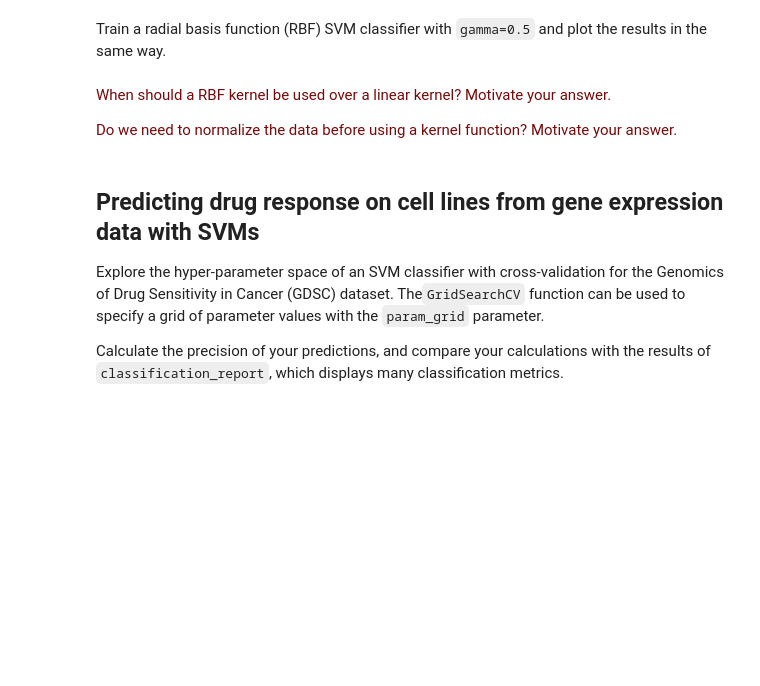
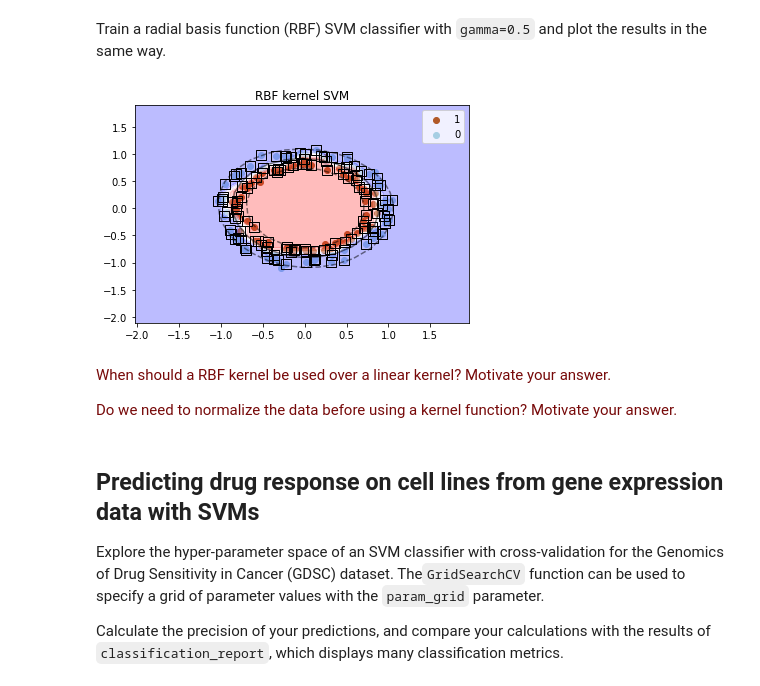
Before and after one commit to MirtheK/8dm50-machine-learning, a Jupyter notebook: practicals/week_6.ipynb, the cells around one changed output. Saved outputs shown, nothing was run; the diff lists cells and outputs as text; code cells hidden in the pictures; blank space fills up the shorter version.

```diff
--- a/practicals/week_6.ipynb
+++ b/practicals/week_6.ipynb
@@ -158,34 +160,36 @@ ax.scatter(X_train.iloc[Y_train == 0, 0], X_train.iloc[Y_train == 0, 1],
 ax.legend(loc='best')
 
 # plot the decision function
 # create grid to evaluate model
 x1_min, x1_max = X_train.iloc[:, 0].min() - 1, X_train.iloc[:, 0].max() + 1
 x2_min, x2_max = X_train.iloc[:, 1].min() - 1, X_train.iloc[:, 1].max() + 1
 
 XX, YY = np.meshgrid(np.arange(x1_min, x1_max, .2),
                      np.arange(x2_min, x2_max, .2))
 
 xy = np.vstack([XX.ravel(), YY.ravel()]).T
 Z = model.decision_function(xy).reshape(XX.shape)
 
 # plot decision boundary and margins
 ax.contour(XX, YY, Z, colors='k', levels=[-1, 0, 1], alpha=0.5,
            linestyles=['--', '-', '--'])
 
 # Establish the class for each point in the contour
 Z = model.predict(xy).reshape(XX.shape)
 
 # Visualization of the contour
 ax.contourf(XX, YY, Z, cmap='bwr', alpha=0.3)
 
 # plot support vectors, whose are responsible for building the margins
 ax.scatter(model.support_vectors_[:, 0], model.support_vectors_[:, 1], s=100,
            linewidth=1, facecolors='none', edgecolors='k', marker='s')
 
 ax.axis([x1_min, x1_max, x2_min, x2_max])
 plt.axis('tight')
-plt.title('Linear kernel SVM')
+plt.title('RBF kernel SVM')
 plt.show()
+# %% [output]
+[figure, added]
 # %% [markdown]
 <p><font color='#770a0a'>When should a RBF kernel be used over a linear kernel? Motivate your answer.</font></p>
 
```
Also changed, not shown: parts of 3 cells of this notebook.
